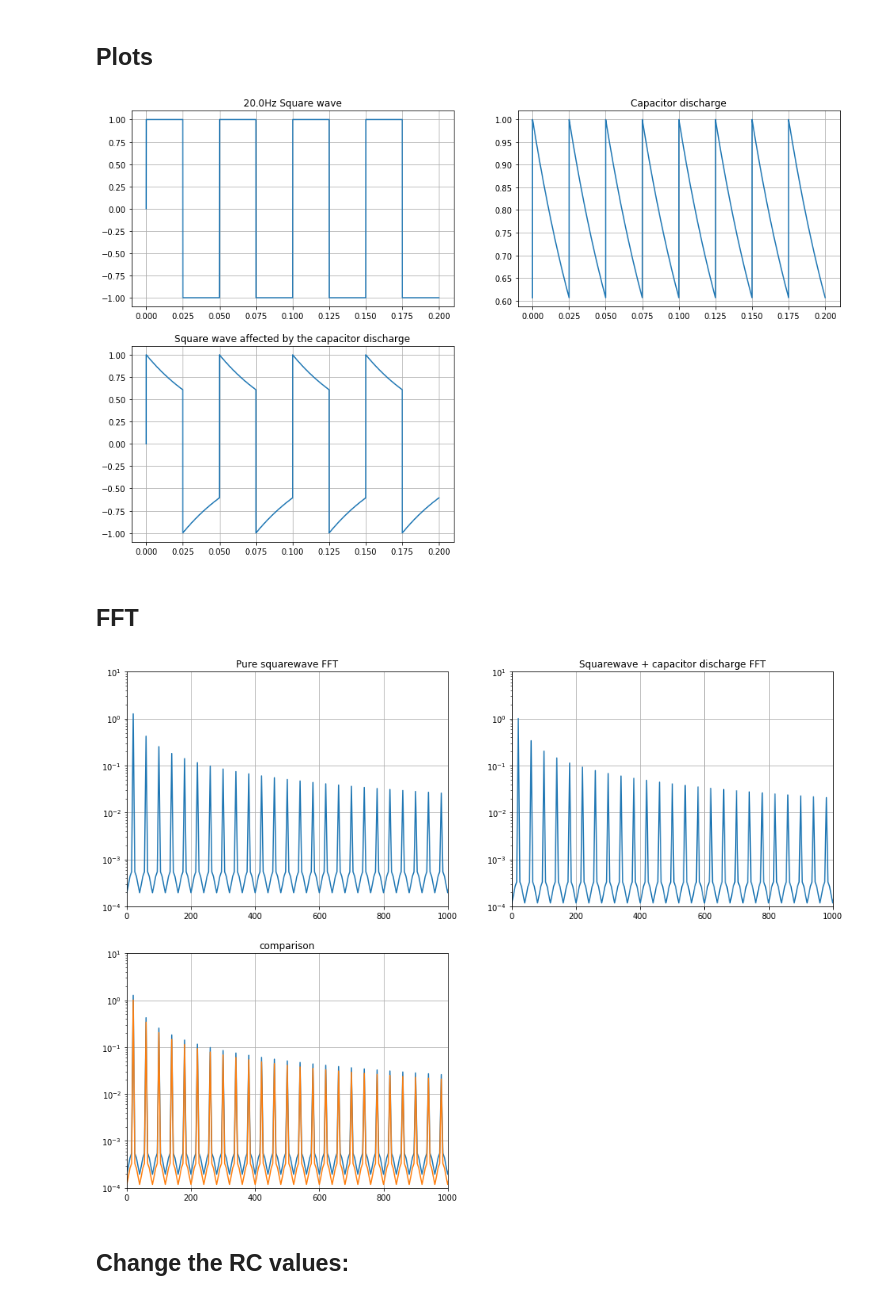
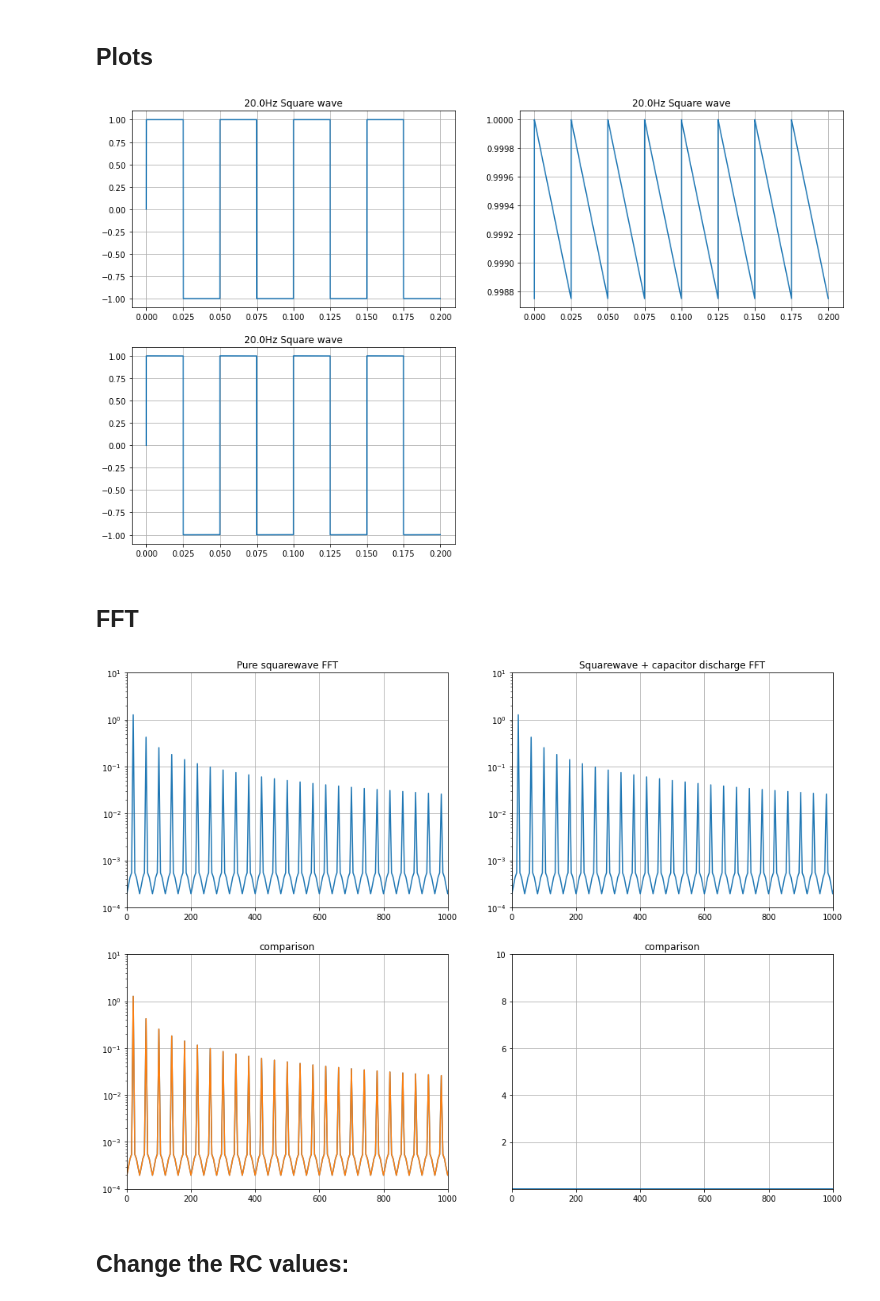
Before and after one commit to francoisgeorgy/jupyter-notebooks, a Jupyter notebook: electronics/ac-coupling/ac-coupling-fft.ipynb, the cells around one changed output. Drawn from its saved outputs; the diff is of its cells as text; code cells hidden in the pictures.

```diff
--- a/electronics/ac-coupling/ac-coupling-fft.ipynb
+++ b/electronics/ac-coupling/ac-coupling-fft.ipynb
@@ -9,7 +9,7 @@ import matplotlib.pyplot as pp
 import numpy as np
 import scipy.fftpack
 
-R = 50.0e3    # 50 kOhms
+R = 200.0e3   # 200 kOhms
 C = 1.0e-6    # 1 uF
 f = 20.0      # frequency, Hz
 a = 1.0       # half-amplitude, without unit; total amplitude will be from -a to +a
@@ -38,54 +43,58 @@ def get_RC_discharge(R, C, t):
 # %% [markdown]
 ## Plots
 # %%
-# tau = R*C
-# discharge = np.exp(-(np.mod(t-0.00000001, p/2)) / tau)
-
-
 square = get_squarewave(a, f, t)
 discharge = get_RC_discharge(R, C, t)
 
-# fig1, signal = pp.subplots(nrows=1, ncols=1, figsize=(8, 4))
-# signal.plot(t, square)
-# signal.grid()
-
-
 fig2, ((wave, disch), (result, _)) = pp.subplots(nrows=2, ncols=2, figsize=(16, 10))
 fig2.delaxes(_)
-wave.plot(t, square)
-wave.set_title("%rHz Square wave" % f)
-wave.grid()
-disch.plot(t, discharge)
-disch.set_title("Capacitor discharge")
-disch.grid()
-result.plot(t, square * discharge)
-result.set_title("Square wave affected by the capacitor discharge")
-result.grid()
+
+plot(t, square, wave, "%rHz Square wave" % f)
+plot(t, discharge, disch, "Capacitor discharge")
+plot(t, square * discharge, result, "Square wave affected by the capacitor discharge")
 # %% [output]
-[figure, old version]
+[figure, new version]
 # %% [markdown]
 ## FFT
 # %%
 def plot_fft(x, f, axes, title=''):
     y = scipy.fft.fft(f)
     samples = len(y)
     axes.semilogy(x, 2.0/samples * np.abs(y[0:samples//2]))
+    # axes.plot(x, 2.0/samples * np.abs(y[0:samples//2]))
+    axes.set_xlim(left=0, right=1000)
+    axes.set_ylim(10e-5, 10)
+    axes.set_title(title)
+    axes.grid(True)
+
+def plot_fft_diff(x, f1, f2, axes, title=''):
+    y1 = scipy.fft.fft(f1)
+    y2 = scipy.fft.fft(f2)
+    samples = len(y1)
+    # len(y2) must be equal to len(y1)
+    # print(2.0/samples * (np.abs(y1[0:samples//2])))
+    # print(2.0/samples * (np.abs(y2[0:samples//2])))
+    # print(2.0/samples * (np.abs(y1[0:samples//2]) - np.abs(y2[0:samples//2])))
+    # for n in range(0, 100):
+        # print(np.abs(y1[n]), np.abs(y2[n]), np.abs(y1[n]) - np.abs(y2[n]))
+    axes.plot(x, 2.0/samples * (np.abs(y1[0:samples//2]) - np.abs(y2[0:samples//2])))
     axes.set_xlim(left=0, right=1000)
     axes.set_ylim(10e-5, 10)
     axes.set_title(title)
     axes.grid(True)
 
 fig3, ((fft11, fft12), (fft21, _)) = pp.subplots(nrows=2, ncols=2, figsize=(16, 12))
-fig3.delaxes(_)
+# fig3.delaxes(_)
 
 xf = scipy.fft.fftfreq(samples, spacing)[:samples//2]
 
 plot_fft(xf, square, fft11, 'Pure squarewave FFT')
 plot_fft(xf, square * discharge, fft12, 'Squarewave + capacitor discharge FFT')
 plot_fft(xf, square, fft21, 'comparison')
 plot_fft(xf, square * discharge, fft21, 'comparison')
+plot_fft_diff(xf, square, square * discharge, _, 'comparison')
 # %% [output]
-[figure, old version]
+[figure, new version]
 # %% [markdown]
 ## Change the RC values:
 # %%
```
Also changed, not shown: parts of 1 cell of this notebook, 1 other file.
